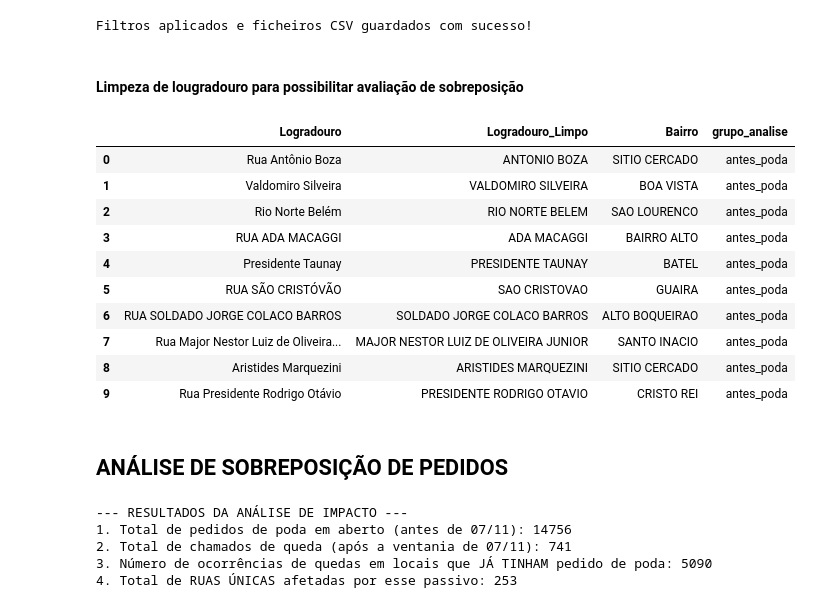
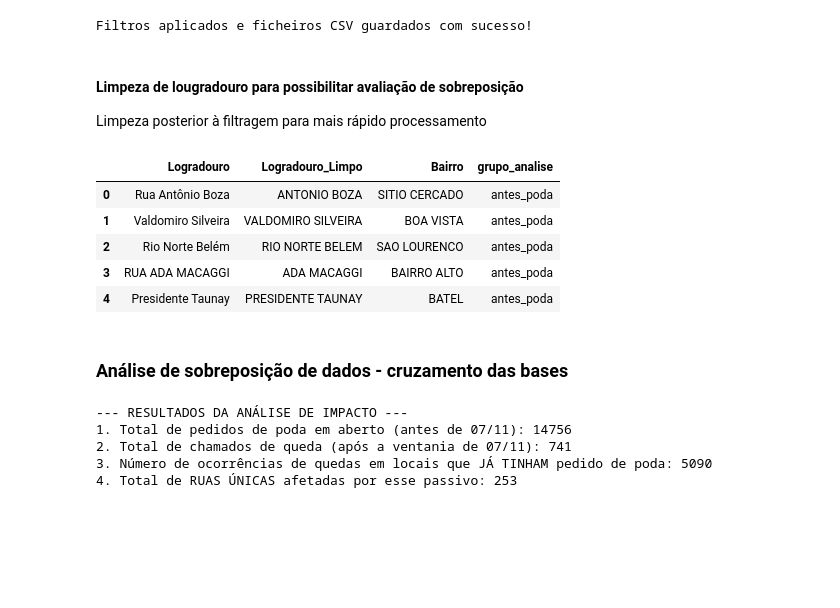
Before and after one commit to letrein/156---arvores, a Jupyter notebook: analise 156.ipynb, the cells around one changed output. Drawn from its saved outputs; the diff is of its cells as text; code cells hidden in the pictures; blank space fills up the shorter version.

```diff
--- a/analise 156.ipynb
+++ b/analise 156.ipynb
@@ -108,58 +110,54 @@ print("Filtros aplicados e ficheiros CSV guardados com sucesso!")
 Filtros aplicados e ficheiros CSV guardados com sucesso!
 # %% [markdown]
 #### Limpeza de lougradouro para possibilitar avaliação de sobreposição
+Limpeza posterior à filtragem para mais rápido processamento
 # %%
 
-# 1. Carregar as bases filtradas
+# Carregar as bases filtradas
 df_antes = pd.read_csv('df_arvores_antes.csv', sep=';', encoding='utf-8')
 df_depois = pd.read_csv('df_arvores_depois.csv', sep=';', encoding='utf-8')
 
-# 2. Criar uma coluna sinalizadora para facilitar a separação futura
+# Criar uma coluna sinalizadora para facilitar a separação futura
 df_antes['grupo_analise'] = 'antes_poda'
 df_depois['grupo_analise'] = 'depois_queda'
 
-# 3. Concatenar os datasets
+# Concatenar os datasets
 df_arvores = pd.concat([df_antes, df_depois], ignore_index=True)
 
-# 4. Função de limpeza do Logradouro
+# Função de limpeza do Logradouro
 def limpar_logradouro(endereco):
     if pd.isna(endereco):
         return ""
 
     # Maiúsculas e remoção de acentos
     rua = str(endereco).upper().strip()
     rua = ''.join(c for c in unicodedata.normalize('NFD', rua) if unicodedata.category(c) != 'Mn')
 
     # Remover prefixos comuns de Curitiba
     prefixos = [r'^RUA\s+', r'^R\s+', r'^AVENIDA\s+', r'^AV\s+', r'^TRAVESSA\s+', r'^TR\s+', r'^PRACA\s+', r'^PC\s+', r'^ALAMEDA\s+', r'^AL\s+']
     for prefixo in prefixos:
         rua = re.sub(prefixo, '', rua)
 
     # Limpar pontuações residuais substituindo por espaço
     rua = re.sub(r'[.,;-]', ' ', rua)
 
     # Remover espaços duplos acidentais
     rua = re.sub(r'\s+', ' ', rua).strip()
 
     return rua
 
-# 5. Aplicar a função diretamente na coluna Logradouro
+# Aplicar a função diretamente na coluna Logradouro
 df_arvores['Logradouro_Limpo'] = df_arvores['Logradouro'].apply(limpar_logradouro)
 
 # Visualizar o resultado da limpeza
-display(df_arvores[['Logradouro', 'Logradouro_Limpo', 'Bairro', 'grupo_analise']].head(10))
+display(df_arvores[['Logradouro', 'Logradouro_Limpo', 'Bairro', 'grupo_analise']].head(5))
 # %% [output]
 |  | Logradouro | Logradouro_Limpo | Bairro | grupo_analise |
 | 0 | Rua Antônio Boza | ANTONIO BOZA | SITIO CERCADO | antes_poda |
 | 1 | Valdomiro Silveira | VALDOMIRO SILVEIRA | BOA VISTA | antes_poda |
 | 2 | Rio Norte Belém | RIO NORTE BELEM | SAO LOURENCO | antes_poda |
 | 3 | RUA ADA MACAGGI | ADA MACAGGI | BAIRRO ALTO | antes_poda |
 | 4 | Presidente Taunay | PRESIDENTE TAUNAY | BATEL | antes_poda |
-| 5 | RUA SÃO CRISTÓVÃO | SAO CRISTOVAO | GUAIRA | antes_poda |
-| 6 | RUA SOLDADO JORGE COLACO BARROS | SOLDADO JORGE COLACO BARROS | ALTO BOQUEIRAO | antes_poda |
-| 7 | Rua Major Nestor Luiz de Oliveira... | MAJOR NESTOR LUIZ DE OLIVEIRA JUNIOR | SANTO INACIO | antes_poda |
-| 8 | Aristides Marquezini | ARISTIDES MARQUEZINI | SITIO CERCADO | antes_poda |
-| 9 | Rua Presidente Rodrigo Otávio | PRESIDENTE RODRIGO OTAVIO | CRISTO REI | antes_poda |
 # %% [markdown]
-## ANÁLISE DE SOBREPOSIÇÃO DE PEDIDOS
+### Análise de sobreposição de dados - cruzamento das bases
 # %%
```
Also changed, not shown: parts of 11 cells of this notebook, 1 other file.
